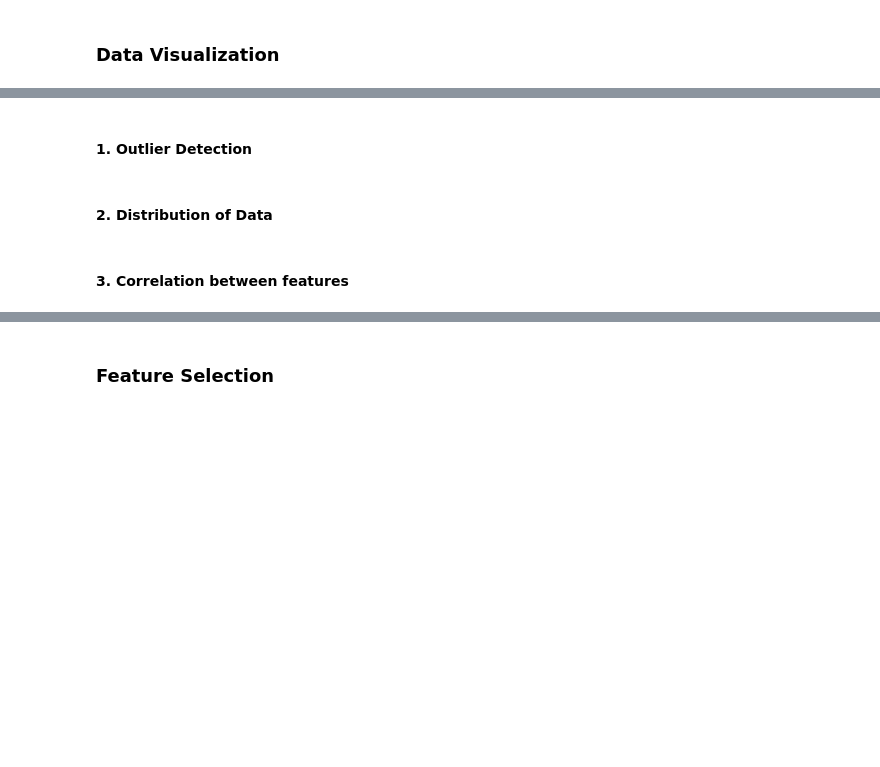
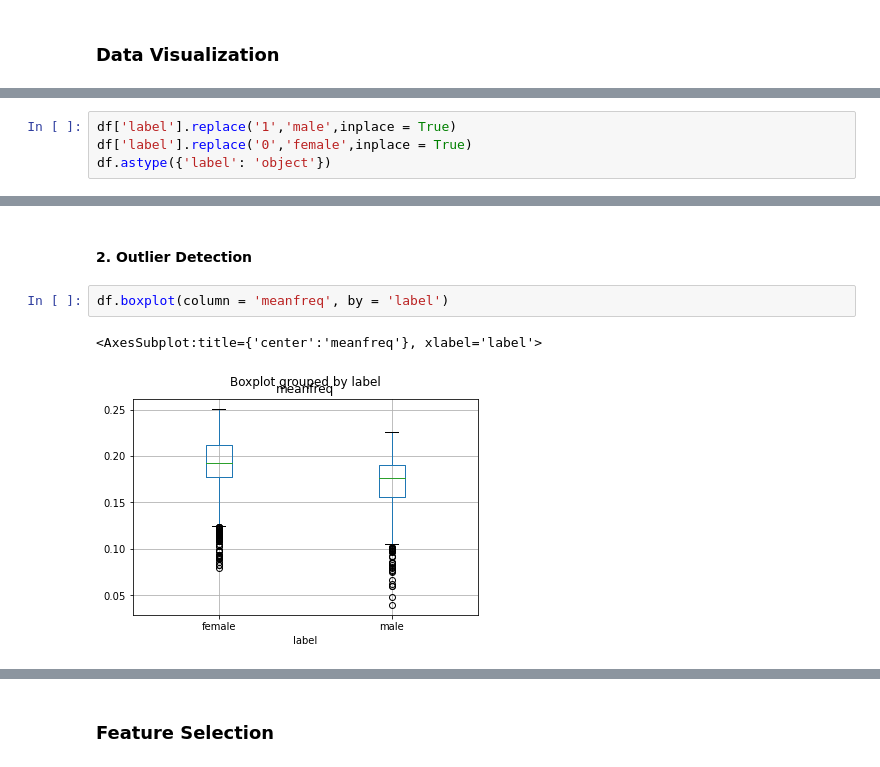
Before and after one commit to Popusa/gender-voice-classification, a Jupyter notebook: gender-voice-classification.ipynb, the cells around one changed output, grey strips where cells are left out. Cells and saved outputs as stored; diff of their text form; blank space fills up the shorter version.

```diff
--- a/gender-voice-classification.ipynb
+++ b/gender-voice-classification.ipynb
@@ -137,0 +213,4 @@ dtype: object
+# %%
+df['label'].replace('1','male',inplace = True)
+df['label'].replace('0','female',inplace = True)
+df.astype({'label': 'object'})
@@ -138,6 +231,7 @@ dtype: object
 # %% [markdown]
-#### 1. Outlier Detection
+#### 2. Outlier Detection
-# %% [markdown]
-#### 2. Distribution of Data
-# %% [markdown]
-#### 3. Correlation between features
+# %%
+df.boxplot(column = 'meanfreq', by = 'label')
+# %% [output]
+<AxesSubplot:title={'center':'meanfreq'}, xlabel='label'>
+[figure, added]
```
Also changed, not shown: parts of 64 cells of this notebook.
